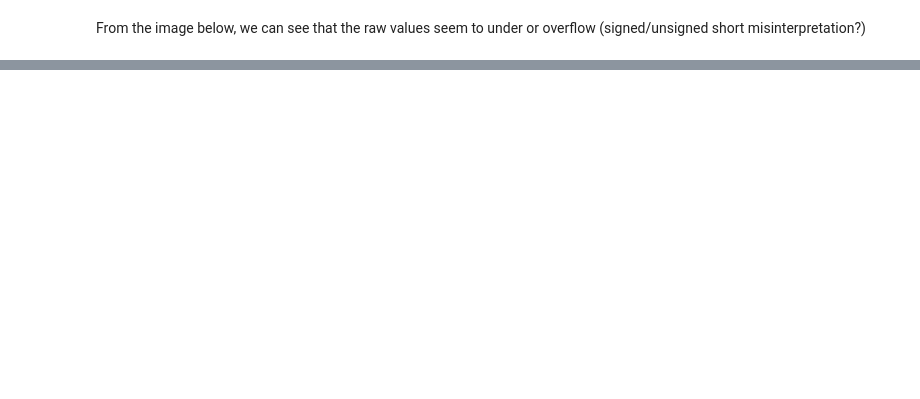
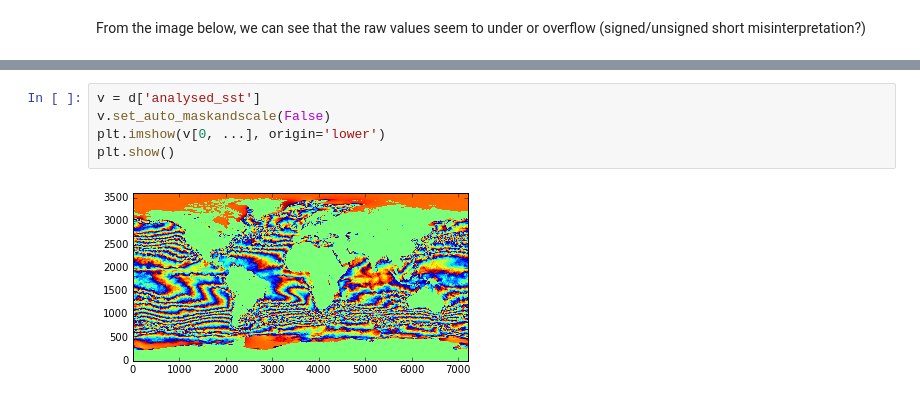
Before and after one commit to CCI-Tools/sandbox, a Jupyter notebook: notebooks/norman/xarray-sst-issues.ipynb, the cells around one changed output, grey strips where cells are left out. Drawn from its saved outputs; the diff is of its cells as text; blank space fills up the shorter version.

```diff
--- a/notebooks/norman/xarray-sst-issues.ipynb
+++ b/notebooks/norman/xarray-sst-issues.ipynb
@@ -72,0 +78,7 @@ plot.imshow(im.isel(time=0))
+# %%
+v = d['analysed_sst']
+v.set_auto_maskandscale(False)
+plt.imshow(v[0, ...], origin='lower')
+plt.show()
+# %% [output]
+[figure, added]
```
Also changed, not shown: parts of 8 cells of this notebook.
